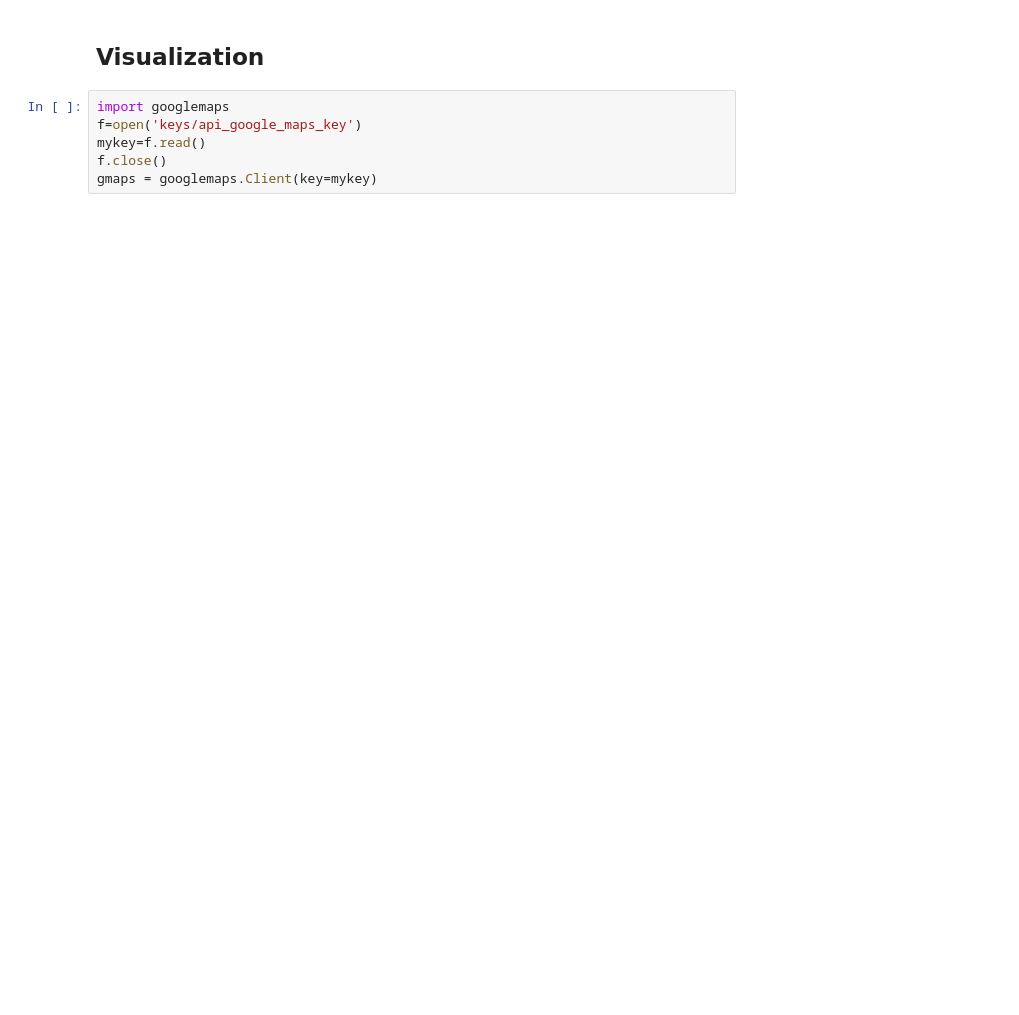
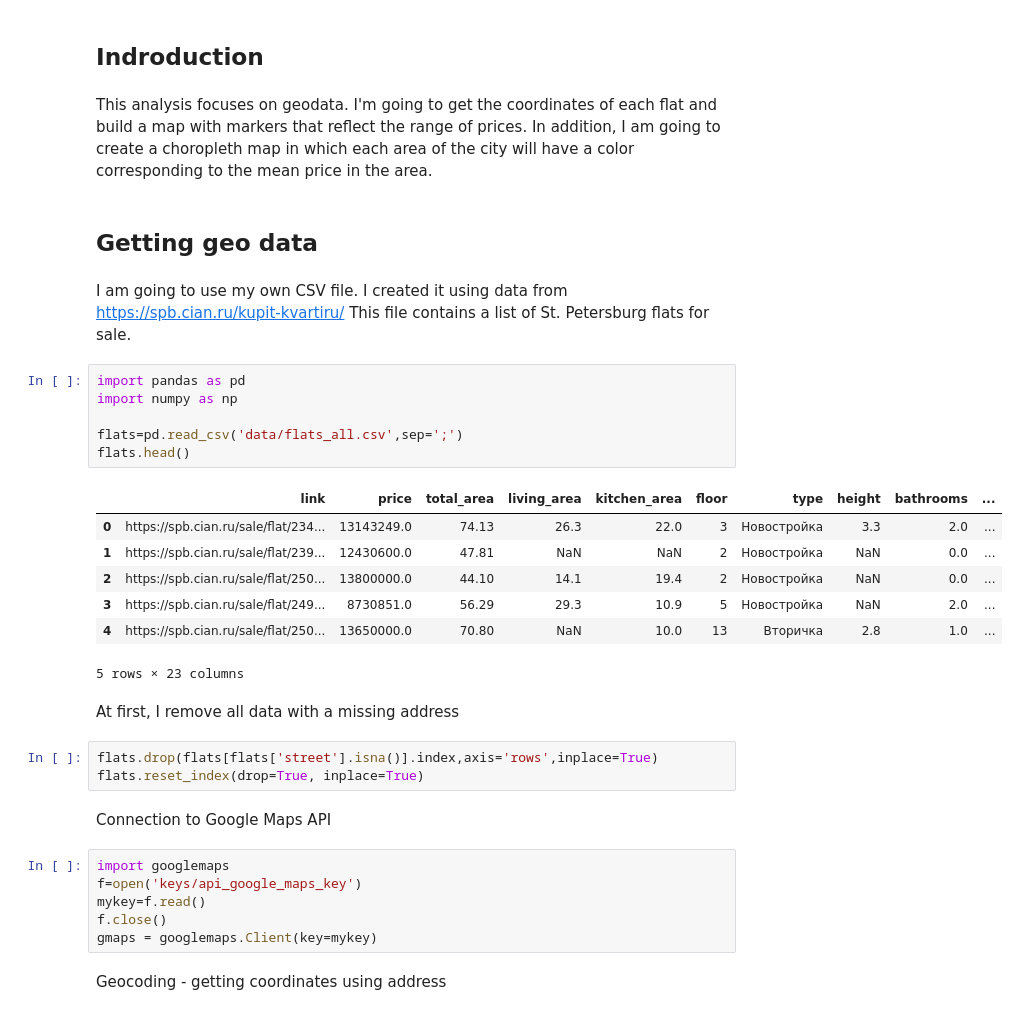
Before and after one commit to zoubrator/cian_analysis, a Jupyter notebook: cian_geo_analisys.ipynb, the cells around one changed output. Saved outputs shown, nothing was run; the diff lists cells and outputs as text; blank space fills up the shorter version.

```diff
--- a/cian_geo_analisys.ipynb
+++ b/cian_geo_analisys.ipynb
@@ -3,9 +13,38 @@
 # %% [markdown]
-<h2>Visualization</h2>
+<h2>Indroduction</h2>
+# %% [markdown]
+This analysis focuses on geodata. I'm going to get the coordinates of each flat and build a map with markers that reflect the range of prices. In addition, I am going to create a choropleth map in which each area of the city will have a color corresponding to the mean price in the area.
+# %% [markdown]
+<h2>Getting geo data</h2>
+# %% [markdown]
+I am going to use my own CSV file. I created it using data from https://spb.cian.ru/kupit-kvartiru/ This file contains a list of St. Petersburg flats for sale.
+# %%
+import pandas as pd
+import numpy as np
+
+flats=pd.read_csv('data/flats_all.csv',sep=';')
+flats.head()
+# %% [output]
+|  | link | price | total_area | living_area | kitchen_area | floor | type | height | bathrooms | ... |
+| 0 | https://spb.cian.ru/sale/flat/234... | 13143249.0 | 74.13 | 26.3 | 22.0 | 3 | Новостройка | 3.3 | 2.0 | ... |
+| 1 | https://spb.cian.ru/sale/flat/239... | 12430600.0 | 47.81 | NaN | NaN | 2 | Новостройка | NaN | 0.0 | ... |
+| 2 | https://spb.cian.ru/sale/flat/250... | 13800000.0 | 44.10 | 14.1 | 19.4 | 2 | Новостройка | NaN | 0.0 | ... |
+| 3 | https://spb.cian.ru/sale/flat/249... | 8730851.0 | 56.29 | 29.3 | 10.9 | 5 | Новостройка | NaN | 2.0 | ... |
+| 4 | https://spb.cian.ru/sale/flat/250... | 13650000.0 | 70.80 | NaN | 10.0 | 13 | Вторичка | 2.8 | 1.0 | ... |
+5 rows × 23 columns
+# %% [markdown]
+At first, I remove all data with a missing address
+# %%
+flats.drop(flats[flats['street'].isna()].index,axis='rows',inplace=True)
+flats.reset_index(drop=True, inplace=True)
+# %% [markdown]
+Connection to Google Maps API
 # %%
 import googlemaps
 f=open('keys/api_google_maps_key')
 mykey=f.read()
 f.close()
 gmaps = googlemaps.Client(key=mykey)
+# %% [markdown]
+Geocoding - getting coordinates using address
 # %%
```
Also changed, not shown: parts of 16 cells of this notebook, 1 other file.
